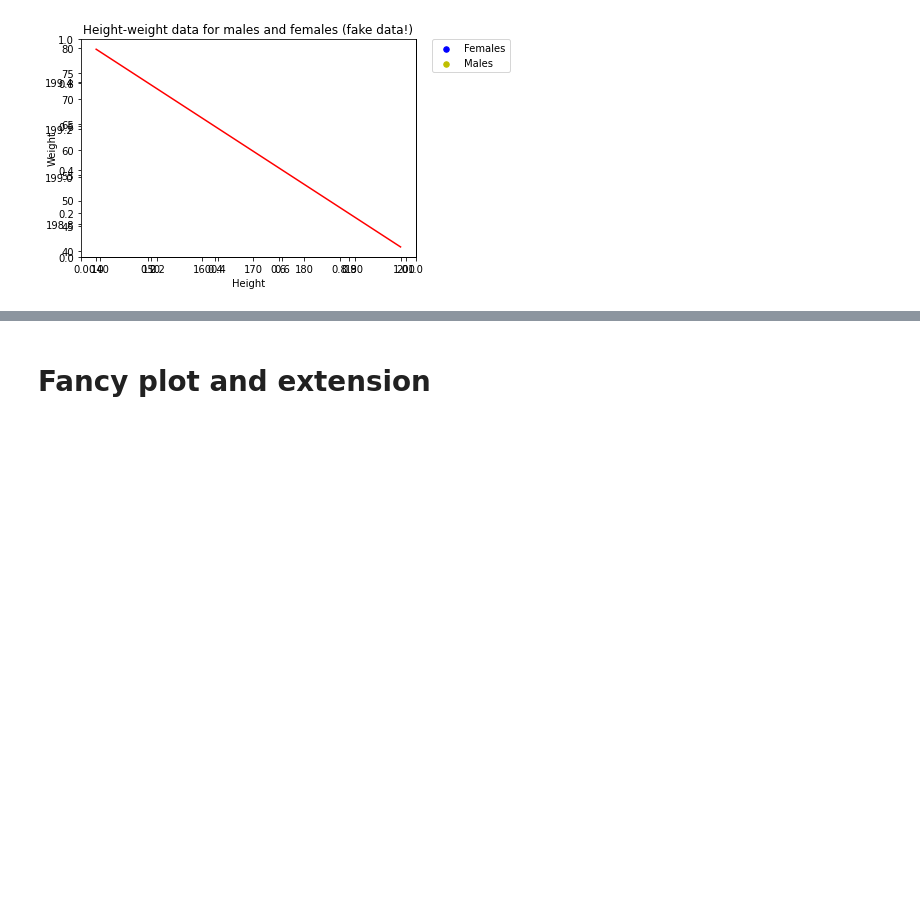
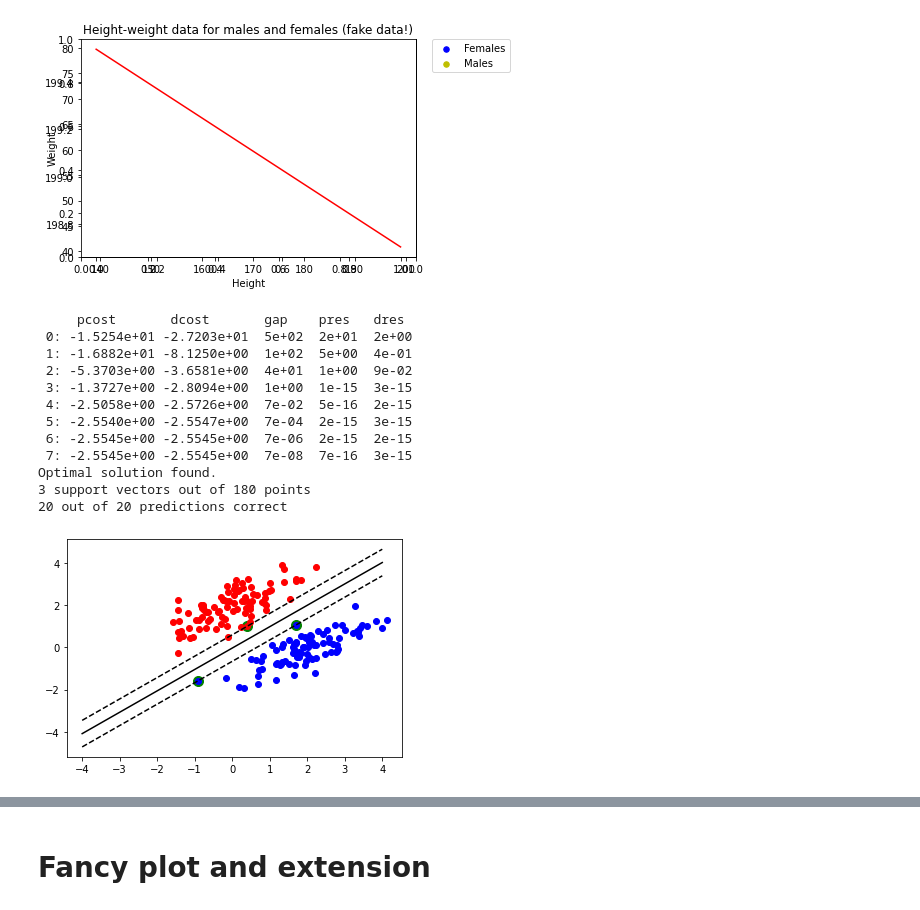
Before and after one commit to AtiChetsurakul/midML, a Jupyter notebook: Master_file.ipynb, the cells around one changed output, grey strips where cells are left out. Saved outputs shown, nothing was run; the diff lists cells and outputs as text; code cells hidden in the pictures; blank space fills up the shorter version.

```diff
--- a/Master_file.ipynb
+++ b/Master_file.ipynb
@@ -1714,0 +1957,16 @@ Optimal w: [0.640062,0.768324] b: -153.309583
+# %%
+test_linear()
+# %% [output]
+     pcost       dcost       gap    pres   dres
+ 0: -1.5254e+01 -2.7203e+01  5e+02  2e+01  2e+00
+ 1: -1.6882e+01 -8.1250e+00  1e+02  5e+00  4e-01
+ 2: -5.3703e+00 -3.6581e+00  4e+01  1e+00  9e-02
+ 3: -1.3727e+00 -2.8094e+00  1e+00  1e-15  3e-15
+ 4: -2.5058e+00 -2.5726e+00  7e-02  5e-16  2e-15
+ 5: -2.5540e+00 -2.5547e+00  7e-04  2e-15  3e-15
+ 6: -2.5545e+00 -2.5545e+00  7e-06  2e-15  2e-15
+ 7: -2.5545e+00 -2.5545e+00  7e-08  7e-16  3e-15
+Optimal solution found.
+3 support vectors out of 180 points
+20 out of 20 predictions correct
+[figure, added]
```
Also changed, not shown: parts of 3 cells of this notebook.
